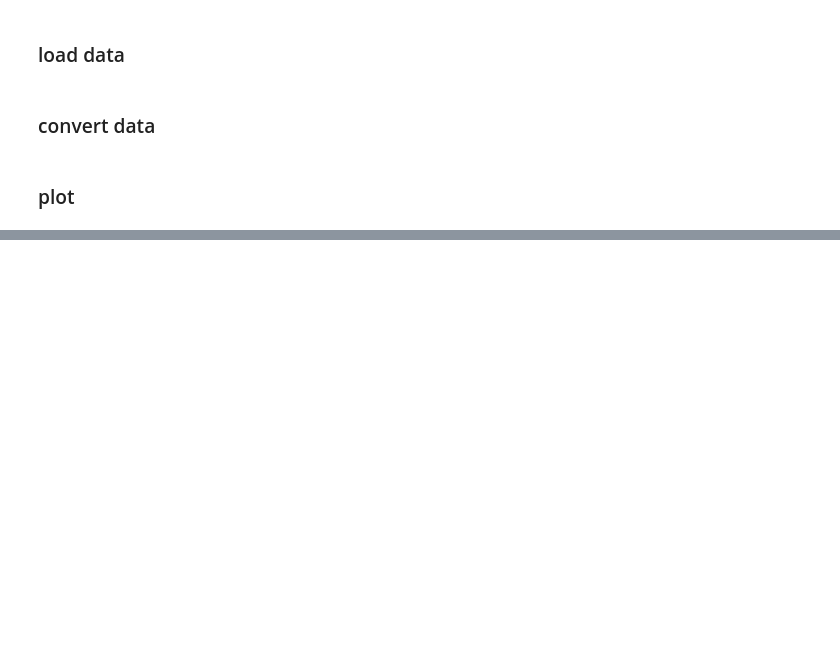
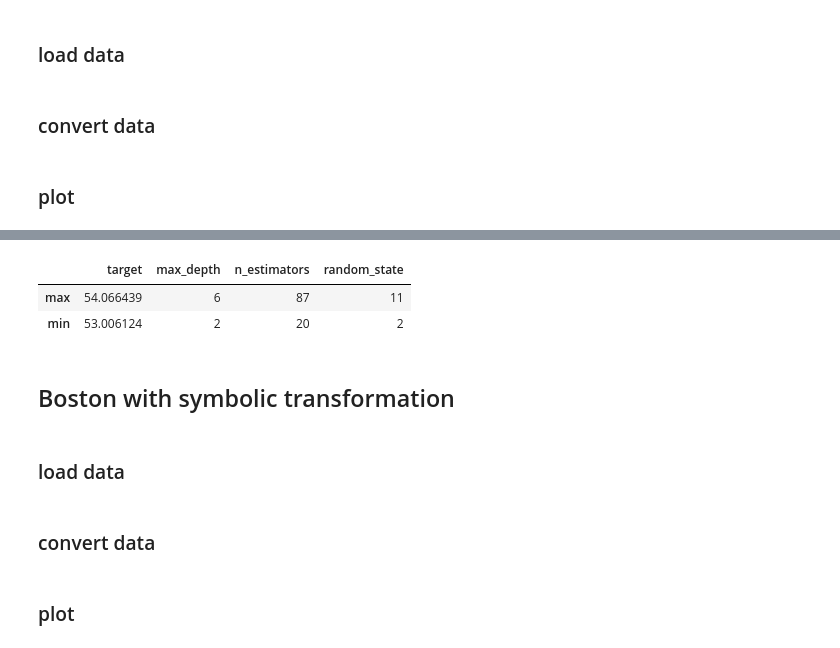
Before and after one commit to Gegori1/SVR-Least-Square-Percentage, a Jupyter notebook: Bayesian_optimization/Diabetes_Bayesian_Optimization/Random_Forest/Bay_opt_analysis.ipynb, the cells around one changed output, grey strips where cells are left out. Drawn from its saved outputs; the diff is of its cells as text; code cells hidden in the pictures; blank space fills up the shorter version.

```diff
--- a/Bayesian_optimization/Diabetes_Bayesian_Optimization/Random_Forest/Bay_opt_analysis.ipynb
+++ b/Bayesian_optimization/Diabetes_Bayesian_Optimization/Random_Forest/Bay_opt_analysis.ipynb
@@ -238,0 +296,10 @@ px.scatter_3d(df1, x = "n_estimators", y = "max_depth", z = "target", color = "t
+# %%
+df.drop_duplicates().sort_values("target", ascending = True).head(40).agg(("max", "min"))
+# %% [output]
+|  | target | max_depth | n_estimators | random_state |
+| max | 54.066439 | 6 | 87 | 11 |
+| min | 53.006124 | 2 | 20 | 2 |
+# %% [markdown]
+## Boston with symbolic transformation
+# %% [markdown]
+### load data
@@ -238,0 +309,2 @@ px.scatter_3d(df1, x = "n_estimators", y = "max_depth", z = "target", color = "t
+# %% [markdown]
+### convert data
@@ -238,0 +316,2 @@ px.scatter_3d(df1, x = "n_estimators", y = "max_depth", z = "target", color = "t
+# %% [markdown]
+### plot
```
Also changed, not shown: parts of 23 cells of this notebook, 26 other files.
